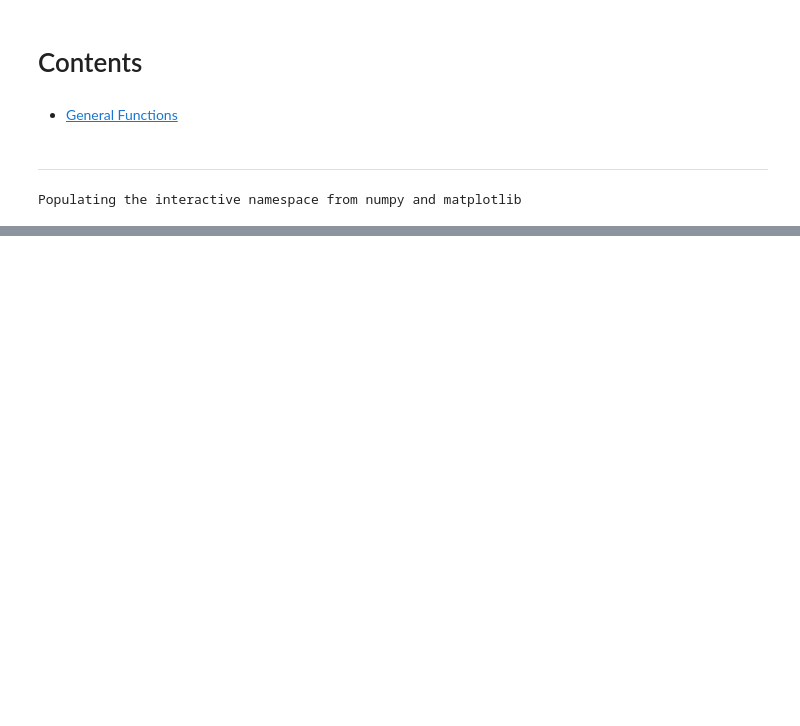
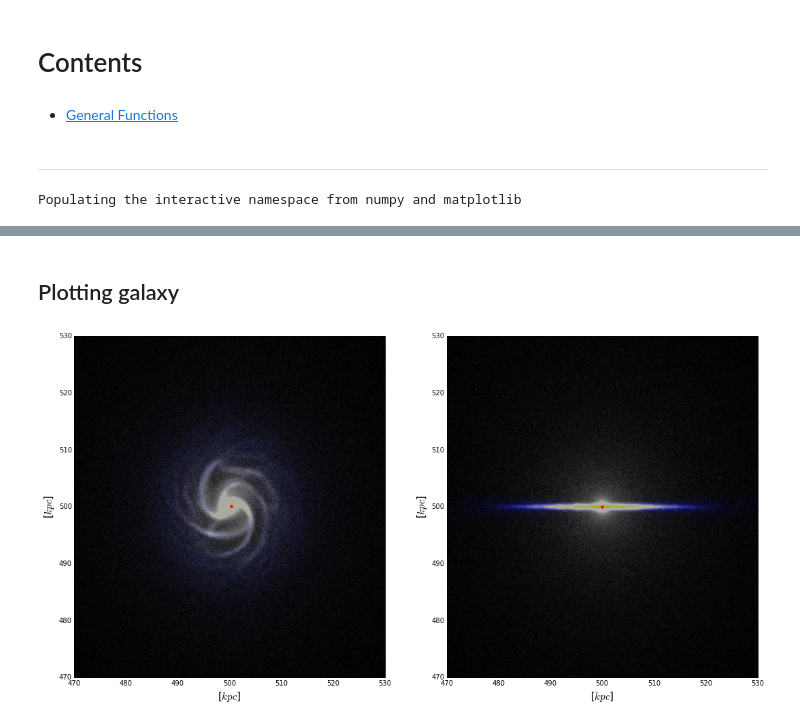
Before and after one commit to sbustamante/CosmologicalBlackHoles, a Jupyter notebook: Codes/analysis.ipynb, the cells around one changed output, grey strips where cells are left out. Saved outputs shown, nothing was run; the diff lists cells and outputs as text; code cells hidden in the pictures; blank space fills up the shorter version.

```diff
--- a/Codes/analysis.ipynb
+++ b/Codes/analysis.ipynb
@@ -41,2 +43,2 @@ Populating the interactive namespace from numpy and matplotlib
 # %%
-hdf5_file_name = '/home/bustamsn/PhD/CosmologicalBlackHoles/Data/SingleGalaxy/snapshot_020.hdf5'
+hdf5_file_name = '/home/bustamsn/PhD/CosmologicalBlackHoles/Data/isolated_galaxy_fix_BH/snapshot_020.hdf5'
@@ -49,0 +56,35 @@ plt.show()
+# %%
+datafile = h5py.File(hdf5_file_name, 'r')
+data = []
+#Position of gas particles
+for i in xrange(6):
+    data.append( np.array(datafile['PartType%d'%i]['Coordinates']) )
+data = np.array(data)
+# %% [markdown]
+## Plotting galaxy
+# %%
+plt.figure( figsize = (18,9) )
+
+#Colors
+colors = [ "blue", "gray", "white", "white", "yellow", "red" ]
+d_datas = [ 1, 1, 5, 5, 1, 1 ]
+widths = [ 0.1, 0.05, 0.05, 0.05, 0.05, 8 ]
+for i in xrange(6):
+    d_data = d_datas[i]
+    plt.subplot(1, 2, 1)
+    plt.plot( data[i][::d_data,0], data[i][::d_data,1], ".", ms=widths[i], color=colors[i] )
+    plt.subplot(1, 2, 2)
+    plt.plot( data[i][::d_data,1], data[i][::d_data,2], ".", ms=widths[i], color=colors[i] )
+
+#Fixing window limits
+dx = 30
+center = (500, 500)
+for i in xrange(1,3):
+    plt.subplot( 1, 2, i )
+    plt.fill_between( (center[0]-dx,center[0]+dx), center[1]-dx,center[1]+dx, color = 'black' )
+    plt.xlim( (center[0]-dx,center[0]+dx) )
+    plt.ylim( (center[1]-dx,center[1]+dx) )
+    plt.xlabel( "[$kpc$]", fontsize = 15 )
+    plt.ylabel( "[$kpc$]", fontsize = 15 )
+# %% [output]
+[figure, added]
```
Also changed, not shown: parts of 5 cells of this notebook.
